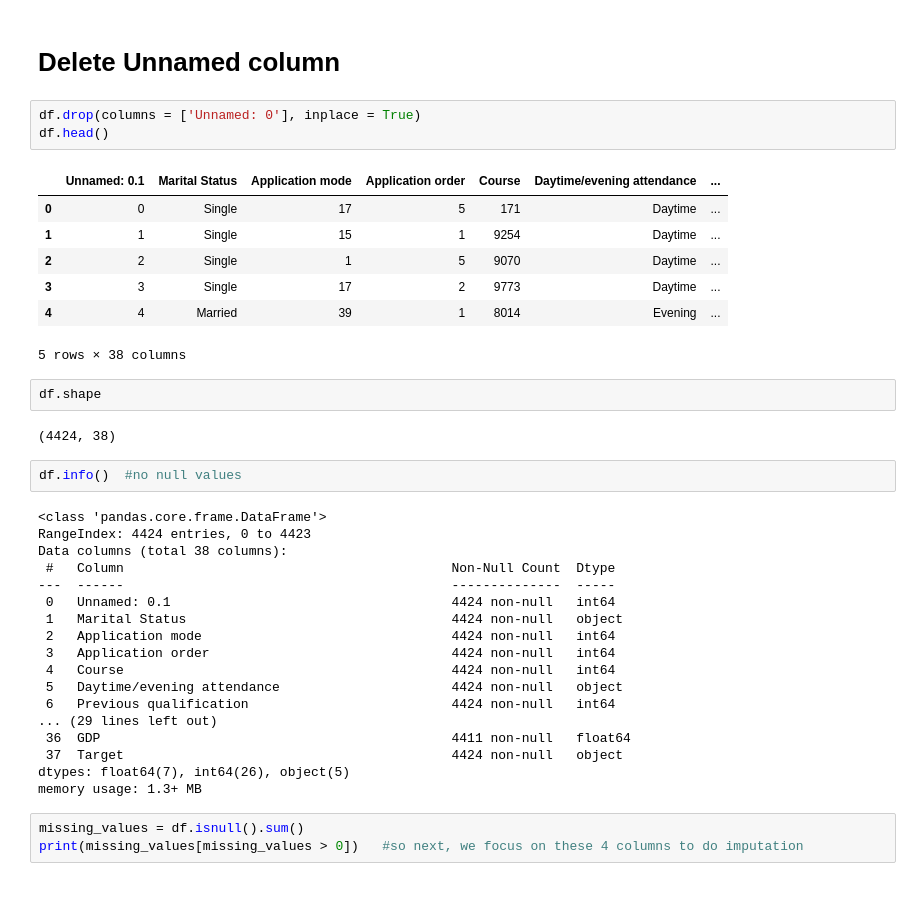
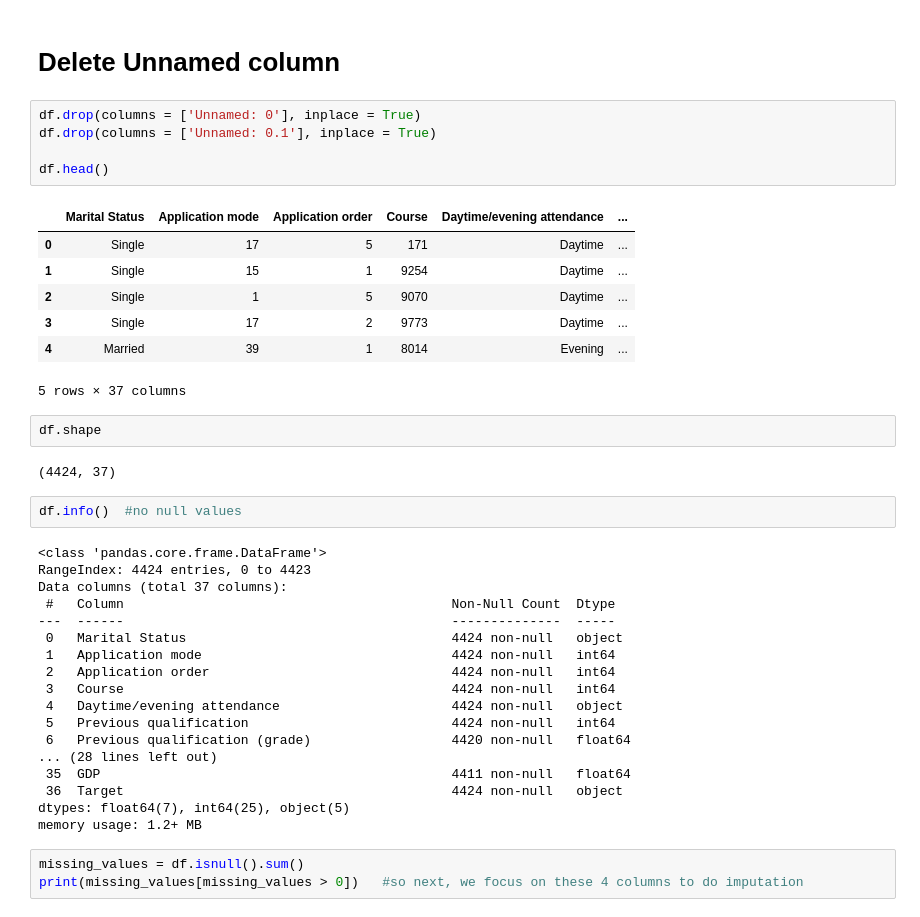
Before and after one commit to nysugfx/applied_ds_project_1, a Jupyter notebook: Student dataset/student_academic_analysis.ipynb, the cells around one changed output. Saved outputs shown, nothing was run; the diff lists cells and outputs as text.

Commit message:
generate final data

```diff
--- a/Student dataset/student_academic_analysis.ipynb
+++ b/Student dataset/student_academic_analysis.ipynb
@@ -26,39 +26,41 @@ df.duplicated().sum()
 # Delete Unnamed column
 # %%
 df.drop(columns = ['Unnamed: 0'], inplace = True)
+df.drop(columns = ['Unnamed: 0.1'], inplace = True)
+
 df.head()
 # %% [output]
-|  | Unnamed: 0.1 | Marital Status | Application mode | Application order | Course | Daytime/evening attendance | ... |
-| 0 | 0 | Single | 17 | 5 | 171 | Daytime | ... |
-| 1 | 1 | Single | 15 | 1 | 9254 | Daytime | ... |
-| 2 | 2 | Single | 1 | 5 | 9070 | Daytime | ... |
-| 3 | 3 | Single | 17 | 2 | 9773 | Daytime | ... |
-| 4 | 4 | Married | 39 | 1 | 8014 | Evening | ... |
+|  | Marital Status | Application mode | Application order | Course | Daytime/evening attendance | ... |
+| 0 | Single | 17 | 5 | 171 | Daytime | ... |
+| 1 | Single | 15 | 1 | 9254 | Daytime | ... |
+| 2 | Single | 1 | 5 | 9070 | Daytime | ... |
+| 3 | Single | 17 | 2 | 9773 | Daytime | ... |
+| 4 | Married | 39 | 1 | 8014 | Evening | ... |
-5 rows × 38 columns
+5 rows × 37 columns
 # %%
 df.shape
 # %% [output]
-(4424, 38)
+(4424, 37)
 # %%
 df.info()  #no null values
 # %% [output]
 <class 'pandas.core.frame.DataFrame'>
 RangeIndex: 4424 entries, 0 to 4423
-Data columns (total 38 columns):
+Data columns (total 37 columns):
  #   Column                                          Non-Null Count  Dtype
 ---  ------                                          --------------  -----
- 0   Unnamed: 0.1                                    4424 non-null   int64
- 1   Marital Status                                  4424 non-null   object
- 2   Application mode                                4424 non-null   int64
- 3   Application order                               4424 non-null   int64
- 4   Course                                          4424 non-null   int64
- 5   Daytime/evening attendance                      4424 non-null   object
- 6   Previous qualification                          4424 non-null   int64
-... (29 lines left out)
- 36  GDP                                             4411 non-null   float64
- 37  Target                                          4424 non-null   object
-dtypes: float64(7), int64(26), object(5)
-memory usage: 1.3+ MB
+ 0   Marital Status                                  4424 non-null   object
+ 1   Application mode                                4424 non-null   int64
+ 2   Application order                               4424 non-null   int64
+ 3   Course                                          4424 non-null   int64
+ 4   Daytime/evening attendance                      4424 non-null   object
+ 5   Previous qualification                          4424 non-null   int64
+ 6   Previous qualification (grade)                  4420 non-null   float64
+... (28 lines left out)
+ 35  GDP                                             4411 non-null   float64
+ 36  Target                                          4424 non-null   object
+dtypes: float64(7), int64(25), object(5)
+memory usage: 1.2+ MB
 # %%
 missing_values = df.isnull().sum()
 print(missing_values[missing_values > 0])   #so next, we focus on these 4 columns to do imputation
```
Also changed, not shown: parts of 9 cells of this notebook, 6 other files.
